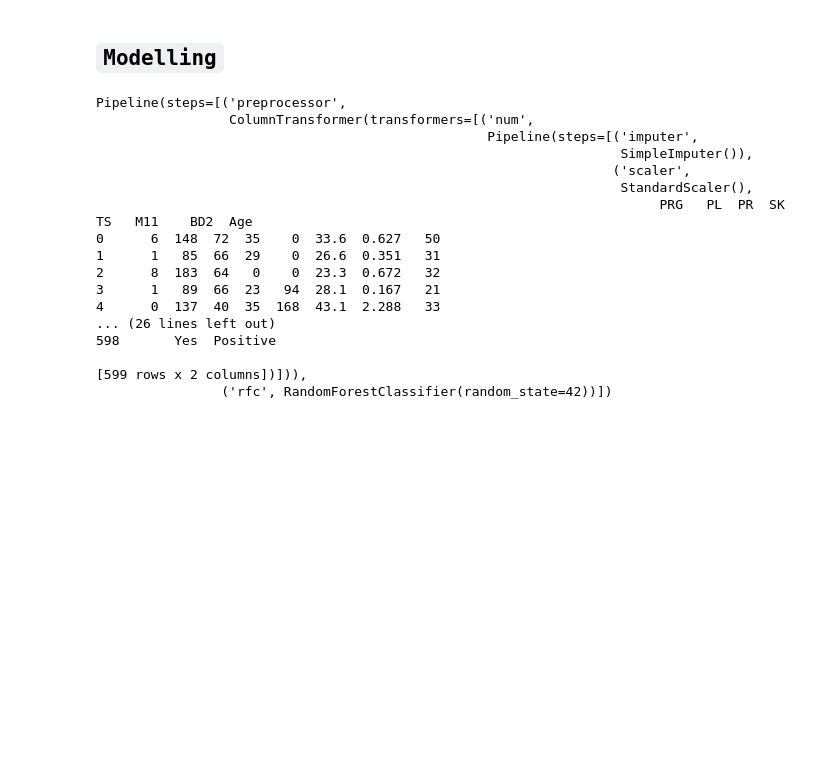
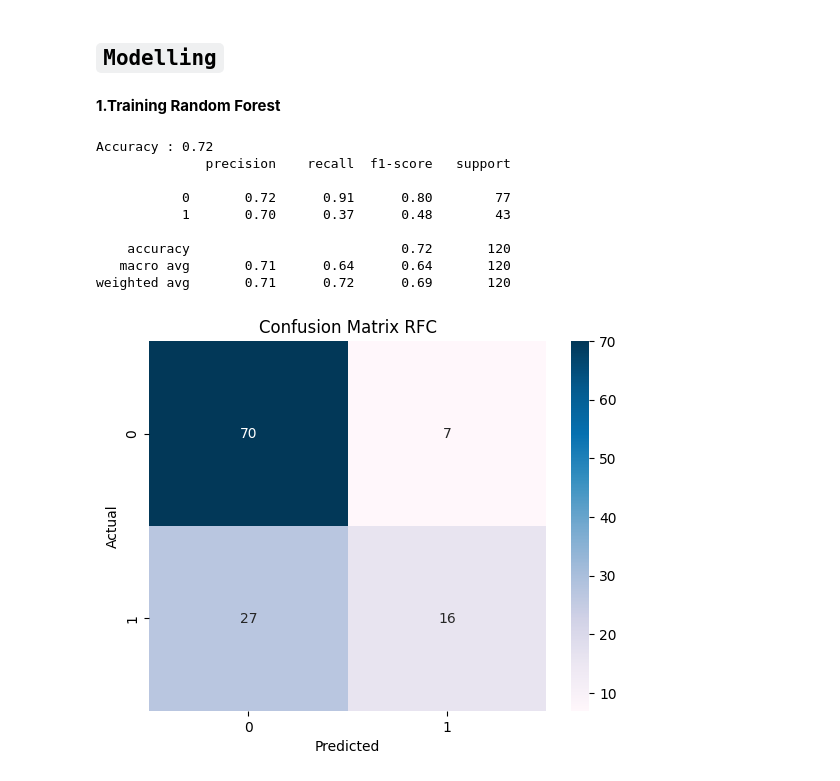
Before and after one commit to murithidenisgitobu/Sepsis-Predictor, a Jupyter notebook: Notebook.ipynb, the cells around one changed output. Drawn from its saved outputs; the diff is of its cells as text; code cells hidden in the pictures; blank space fills up the shorter version.

```diff
--- a/Notebook.ipynb
+++ b/Notebook.ipynb
@@ -438,10 +443,7 @@ In our case, a p-value of 0.13535 implies that there is no significant correlati
 # %%
-# Change Sepssis to Sepsis
-df['Sepsis'] = df['Sepssis']
-
-# Drop the ID and Sepssis columns which are irrelevant for machine learning
-df = df.drop(['ID', 'Sepssis'], axis=1)
 
 # Convert Insurance column to categorical
 
 df['Insurance'] = df['Insurance'].replace({0 : 'No', 1 : 'Yes'})
+
+df.drop('ID', axis=1, inplace=True)
@@ -486,3 +476,12 @@ X.head()
 # %%
 # Train Test Split
 X_train, X_test, y_train, y_test = train_test_split(X, y, test_size=0.2, random_state=42)
+# %%
+# Define numerical columns
+numerical_columns = X.select_dtypes(exclude='object').columns
+
+# Define categorical columns
+categorical_columns = X.select_dtypes(include='object').columns
+
+print(f'Numerical Columns: {numerical_columns}')
+print(f'Categoriacl Columns: {categorical_columns}')
@@ -491,8 +493,8 @@ X_train, X_test, y_train, y_test = train_test_split(X, y, test_size=0.2, random_
 label_encoder = LabelEncoder()
 
 # Encode y
-y_train = label_encoder.fit_transform(y_train)
-y_test = label_encoder.transform(y_test)
+y_train_encoded = label_encoder.fit_transform(y_train)
+y_test_encoded = label_encoder.transform(y_test)
 # %%
 # Create a numerical pipeline
 num_pipeline = Pipeline(steps=[
@@ -524,20 +519,39 @@ rfc_pipeline = Pipeline(steps=[
-# %%
-rfc_pipeline
-# %% [output]
-Pipeline(steps=[('preprocessor',
-                 ColumnTransformer(transformers=[('num',
-                                                  Pipeline(steps=[('imputer',
-                                                                   SimpleImputer()),
-                                                                  ('scaler',
-                                                                   StandardScaler(),
-                                                                        PRG   PL  PR  SK   TS   M11    BD2  Age
-0      6  148  72  35    0  33.6  0.627   50
-1      1   85  66  29    0  26.6  0.351   31
-2      8  183  64   0    0  23.3  0.672   32
-3      1   89  66  23   94  28.1  0.167   21
-4      0  137  40  35  168  43.1  2.288   33
-... (26 lines left out)
-598       Yes  Positive
-
-[599 rows x 2 columns])])),
-                ('rfc', RandomForestClassifier(random_state=42))])
+# %% [markdown]
+**1.Training Random Forest**
+# %%
+
+# Initiate RandomForestClassifier
+rfc_pipeline = Pipeline(steps=[
+    ('preprocessor', preprocessor),
+    ('rf_classifier', RandomForestClassifier(max_depth=2, random_state=42))
+])
+
+# Train rfc pipeline
+rfc_pipeline.fit(X_train, y_train_encoded)
+
+# Predict
+y_pred_rfc = rfc_pipeline.predict(X_test)
+
+# Accuracy
+print(f'Accuracy : {round(accuracy_score(y_test_encoded, y_pred_rfc),2)}')
+
+# Classification report
+
+print(classification_report(y_test_encoded, y_pred_rfc))
+
+sns.heatmap(confusion_matrix(y_test_encoded, y_pred_rfc), annot=True, cmap='PuBu')
+plt.xlabel('Predicted')
+plt.ylabel('Actual')
+plt.title('Confusion Matrix RFC')
+plt.show()
+# %% [output]
+Accuracy : 0.72
+              precision    recall  f1-score   support
+
+           0       0.72      0.91      0.80        77
+           1       0.70      0.37      0.48        43
+
+    accuracy                           0.72       120
+   macro avg       0.71      0.64      0.64       120
+weighted avg       0.71      0.72      0.69       120
+[figure, added]
```
Also changed, not shown: parts of 16 cells of this notebook.
